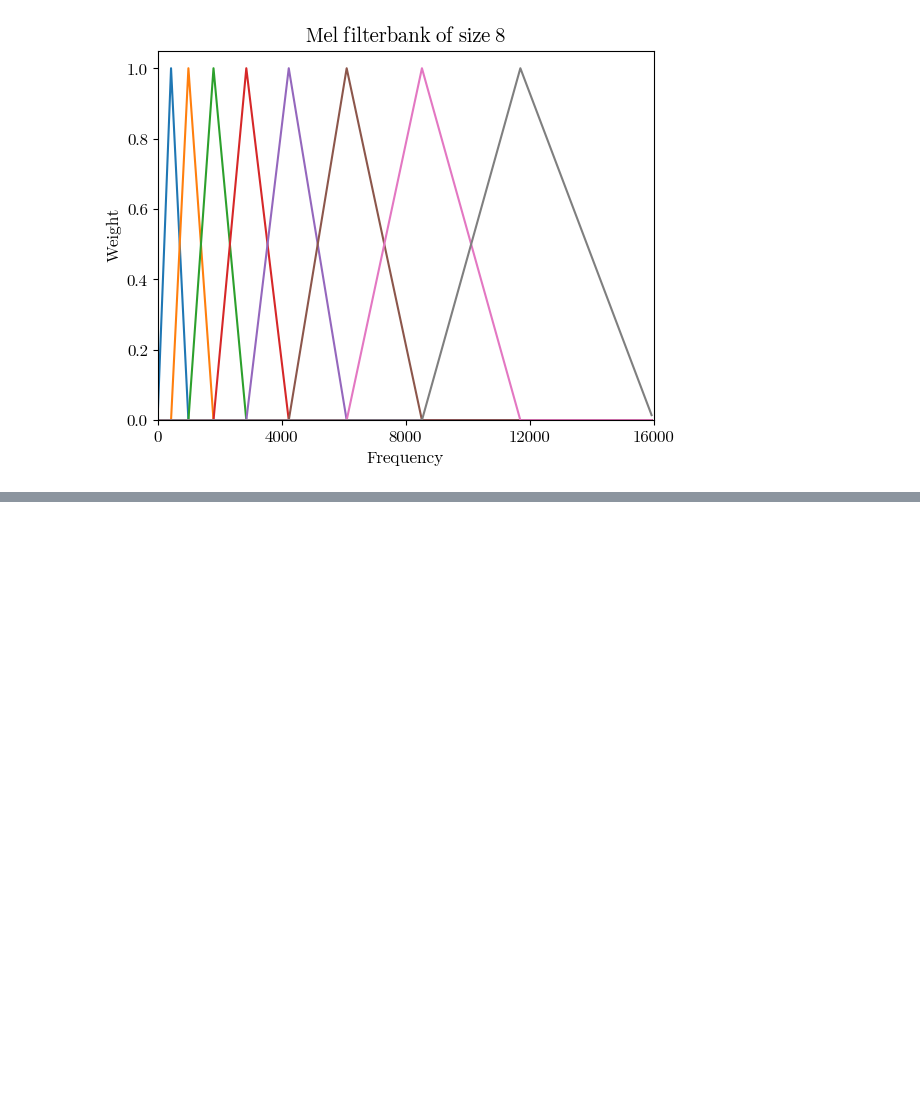
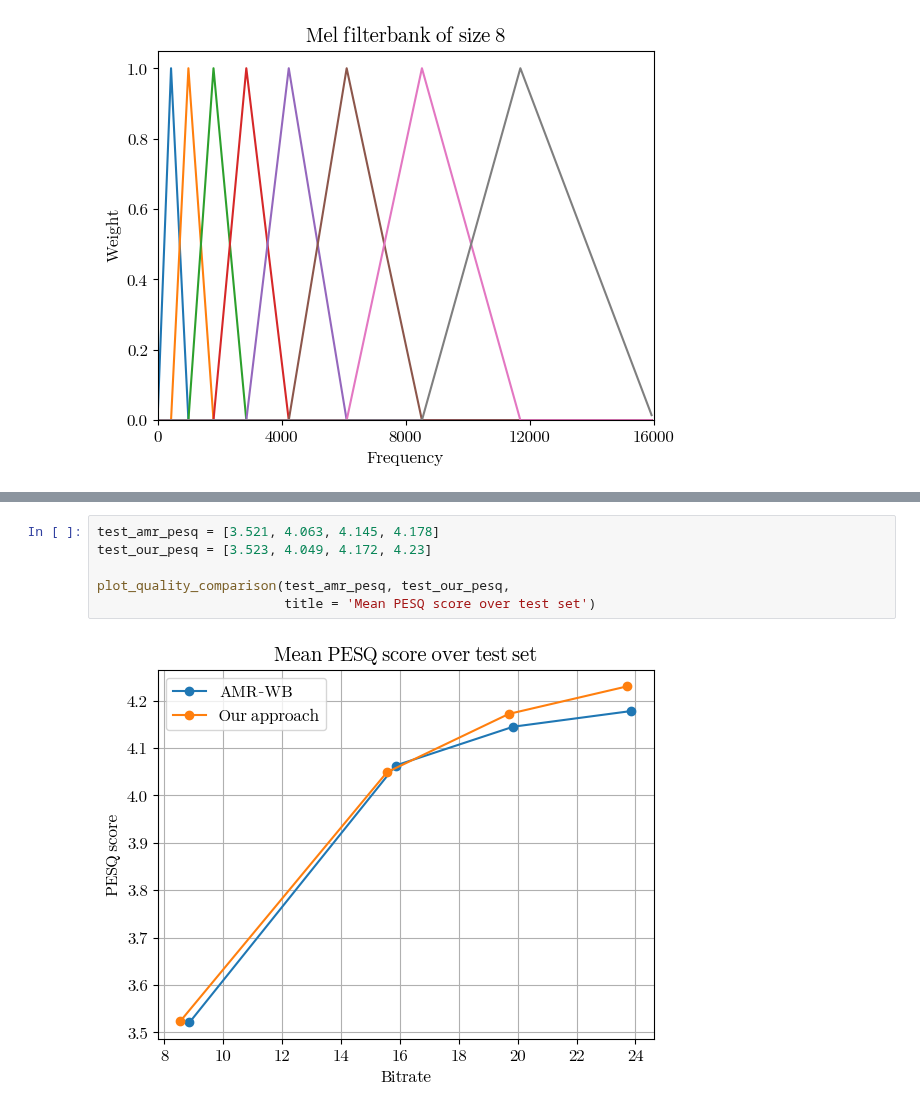
Before and after one commit to sri-kankanahalli/autoencoder-speech-compression, a Jupyter notebook: Visualizations.ipynb, the cells around one changed output, grey strips where cells are left out. Cells and saved outputs as stored; diff of their text form; blank space fills up the shorter version.

```diff
--- a/Visualizations.ipynb
+++ b/Visualizations.ipynb
@@ -226,0 +264,8 @@ plt.show()
+# %%
+test_amr_pesq = [3.521, 4.063, 4.145, 4.178]
+test_our_pesq = [3.523, 4.049, 4.172, 4.23]
+
+plot_quality_comparison(test_amr_pesq, test_our_pesq,
+                        title = 'Mean PESQ score over test set')
+# %% [output]
+[figure, added]
```
Also changed, not shown: parts of 8 cells of this notebook, 40 other files.
